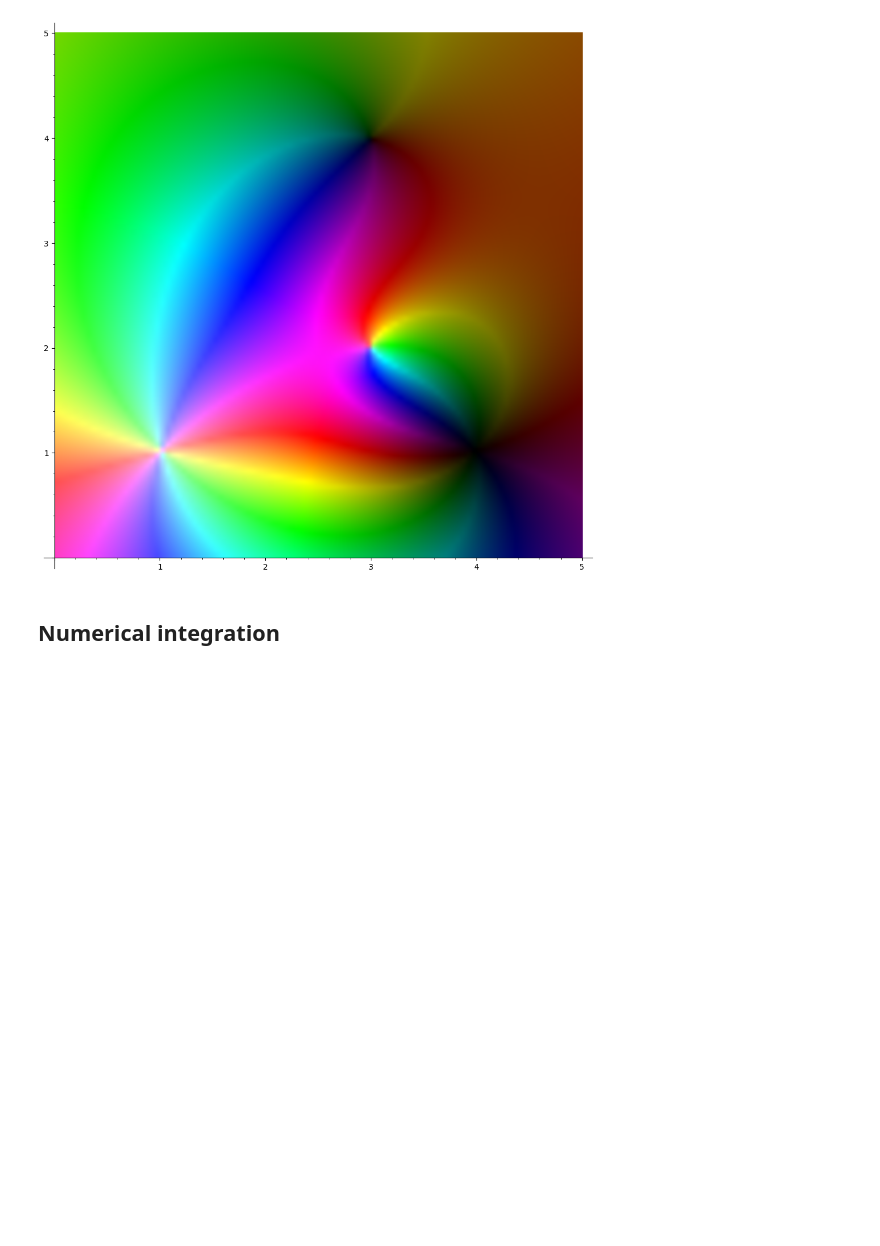
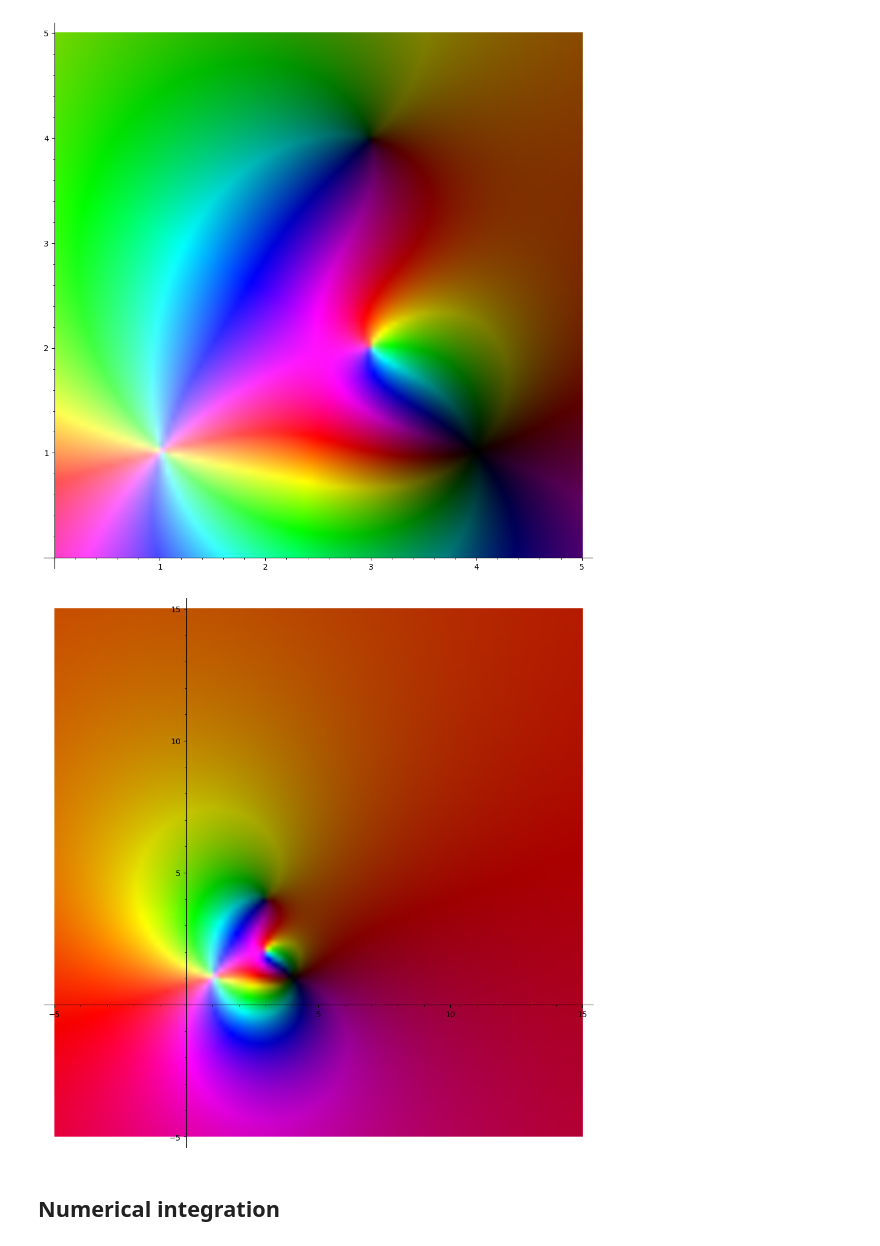
Before and after one commit to Symbol1/Complex2025-slides, a Jupyter notebook: midmock/1017.ipynb, the cells around one changed output. Saved outputs shown, nothing was run; the diff lists cells and outputs as text; code cells hidden in the pictures; blank space fills up the shorter version.

```diff
--- a/midmock/1017.ipynb
+++ b/midmock/1017.ipynb
@@ -7,6 +7,10 @@ var('z')
 complex_plot( (z - 3 - 4*i) * (z - 4 - i)^2 / (z - 1 - i)^2 / (z - 3 - 2*i), (0, 5), (0, 5)).show(figsize=(10, 10))
 # %% [output]
 [figure]
+# %%
+complex_plot( (z - 3 - 4*i) * (z - 4 - i)^2 / (z - 1 - i)^2 / (z - 3 - 2*i), (-5, 15), (-5, 15)).show(figsize=(10, 10))
+# %% [output]
+[figure, added]
 # %% [markdown]
 ## Numerical integration
 # %%
```
Also changed, not shown: 4 other files.
